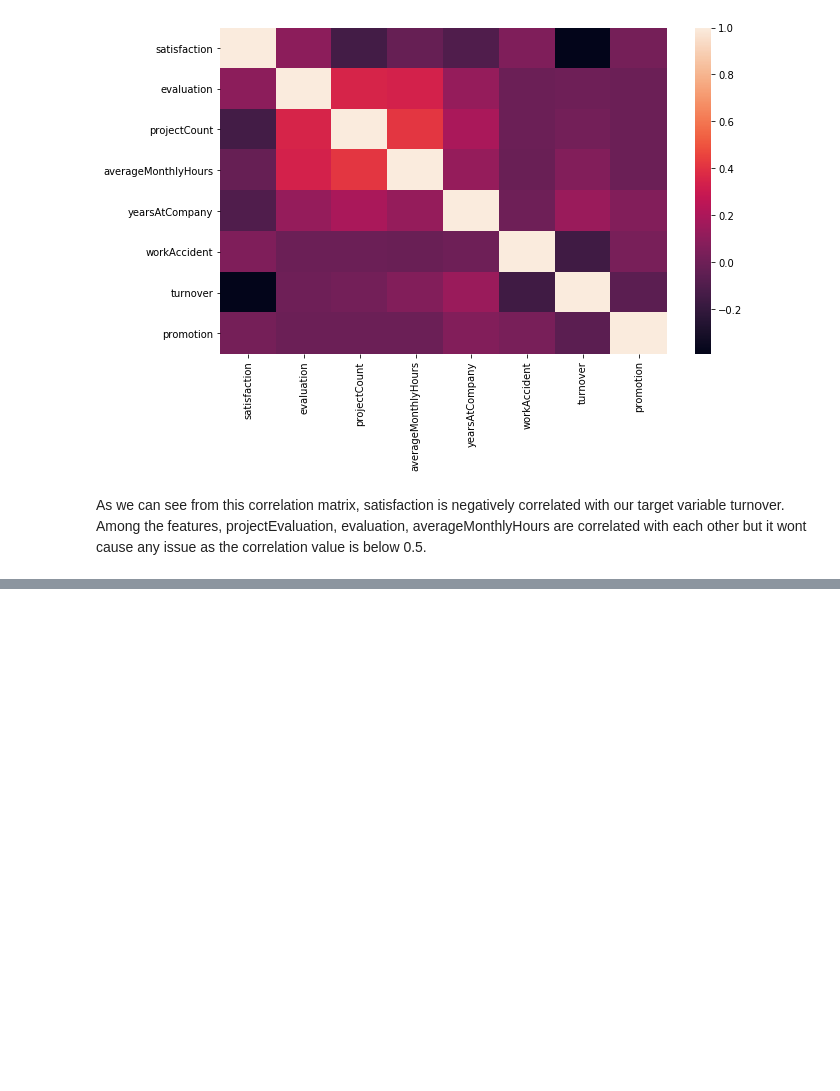
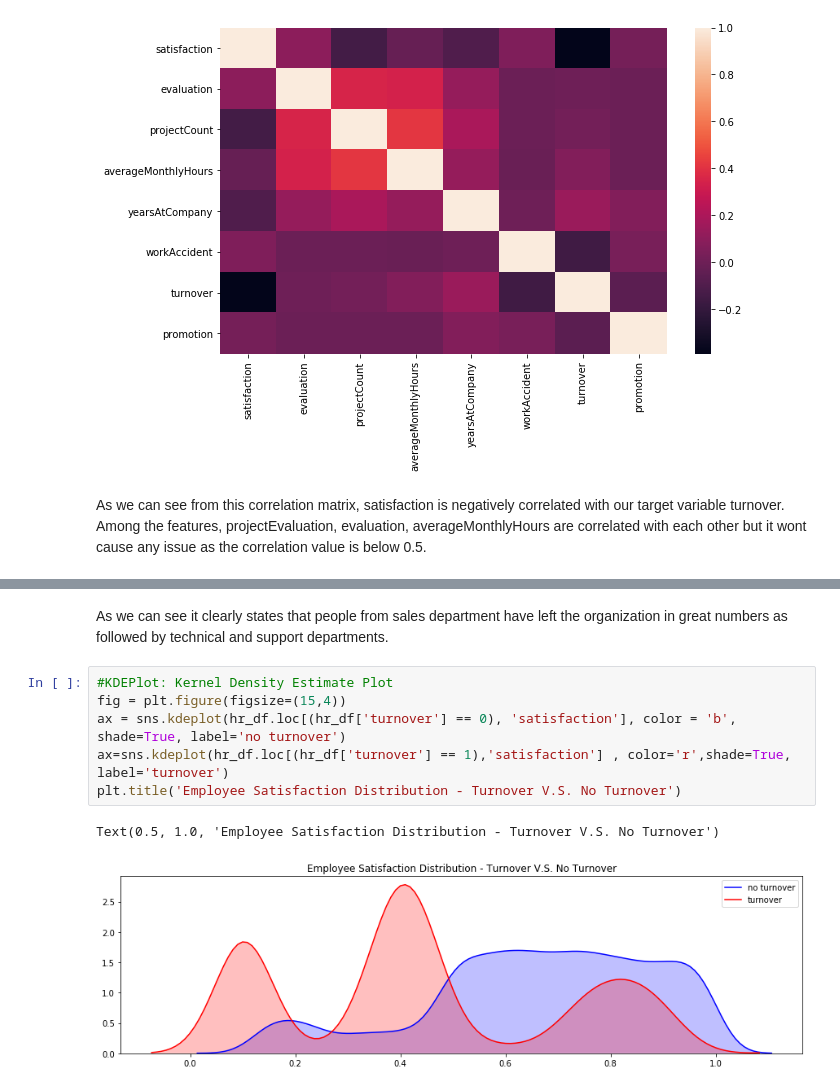
Before and after one commit to nikhilgharge4591/HR_Analytics, a Jupyter notebook: HR_Analytics.ipynb, the cells around one changed output, grey strips where cells are left out. Cells and saved outputs as stored; diff of their text form; blank space fills up the shorter version.

```diff
--- a/HR_Analytics.ipynb
+++ b/HR_Analytics.ipynb
@@ -214,0 +220,11 @@ As we can see from this correlation matrix, satisfaction is negatively correlate
+# %% [markdown]
+As we can see it clearly states that people from sales department have left the organization in great numbers as followed by technical and support departments.
+# %%
+#KDEPlot: Kernel Density Estimate Plot
+fig = plt.figure(figsize=(15,4))
+ax = sns.kdeplot(hr_df.loc[(hr_df['turnover'] == 0), 'satisfaction'], color = 'b', shade=True, label='no turnover')
+ax=sns.kdeplot(hr_df.loc[(hr_df['turnover'] == 1),'satisfaction'] , color='r',shade=True, label='turnover')
+plt.title('Employee Satisfaction Distribution - Turnover V.S. No Turnover')
+# %% [output]
+Text(0.5, 1.0, 'Employee Satisfaction Distribution - Turnover V.S. No Turnover')
+[figure, added]
```
Also changed, not shown: parts of 5 cells of this notebook.
